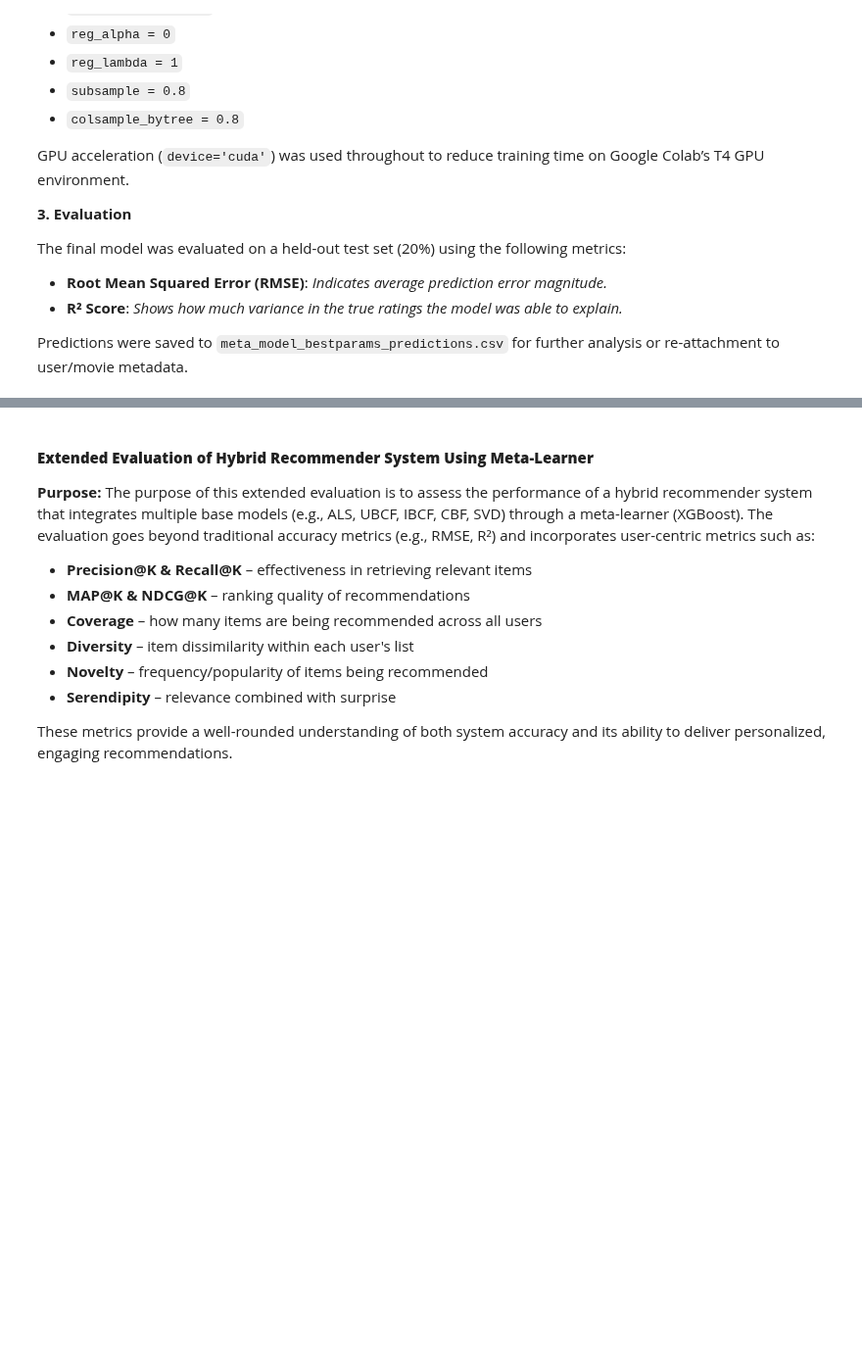
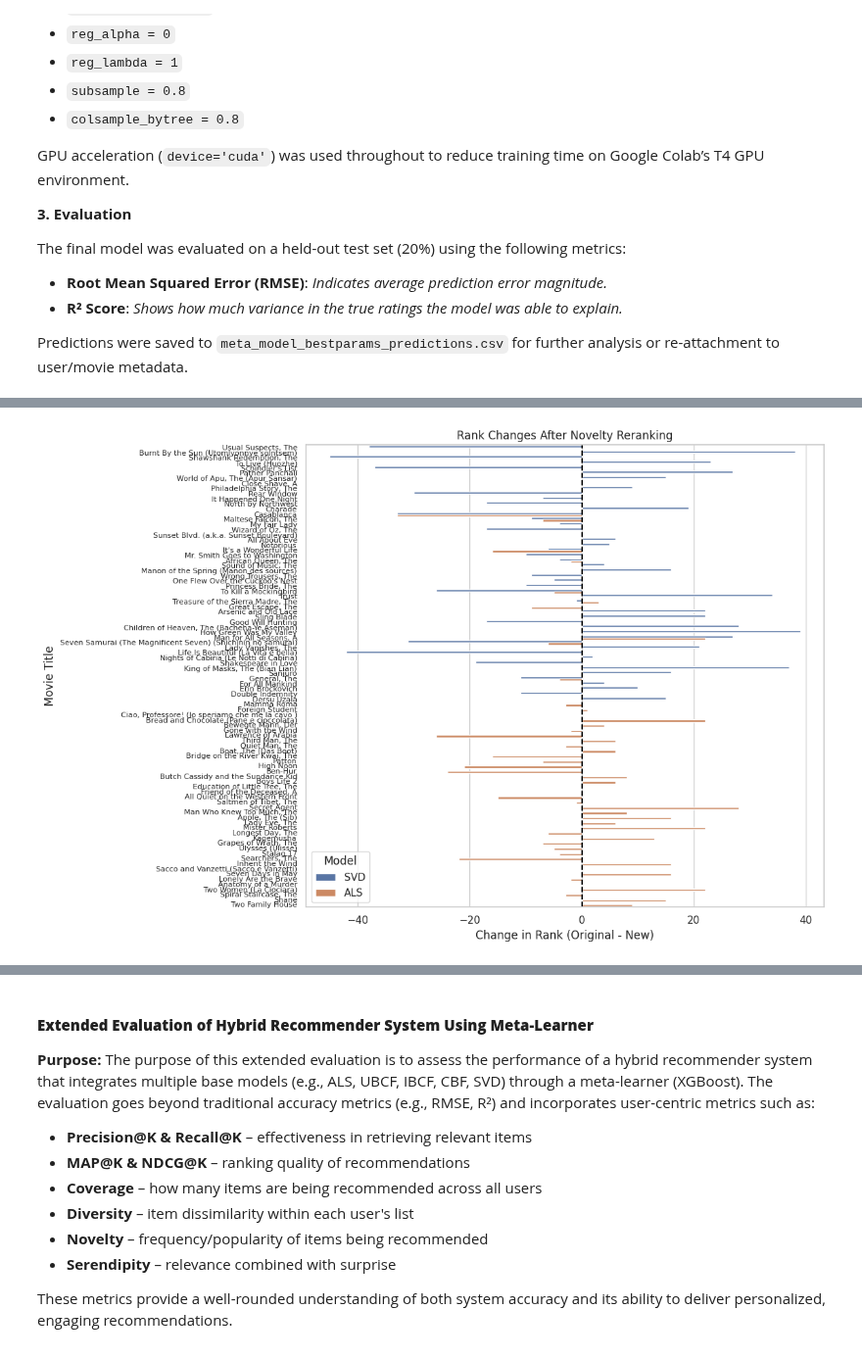
Before and after one commit to hawa1983/DATA-612, a Jupyter notebook: Final_Project.ipynb, the cells around one changed output, grey strips where cells are left out. Shown at 98% size. Drawn from its saved outputs; the diff is of its cells as text; code cells hidden in the pictures; blank space fills up the shorter version.

```diff
--- a/Final_Project.ipynb
+++ b/Final_Project.ipynb
@@ -1436,0 +2566,81 @@ R²: 0.3577
+# %%
+import pandas as pd
+import numpy as np
+import matplotlib.pyplot as plt
+import seaborn as sns
+
+# === Load Recommendations and Metadata ===
+top50_als = pd.read_csv("top50_als_user_5549.csv")
+top50_svd = pd.read_csv("top50_svd_surprise_user_5549.csv")
+movies = pd.read_csv("movies_enriched_full.csv")
+
+# === Create Mapping from movieId to vote_count ===
+vote_count_map = movies.set_index("movieId")["vote_count"].to_dict()
+
+# === Novelty Reranking Function ===
+def rerank_novelty(top_recommendations, vote_count_map, alpha=0.5):
+    reranked = []
+    for movie_id, score in top_recommendations:
+        popularity = vote_count_map.get(movie_id, 0)
+        penalty = alpha * np.log1p(popularity)  # Log to reduce scale
+        adjusted_score = score - penalty
+        reranked.append((movie_id, adjusted_score))
+    return sorted(reranked, key=lambda x: x[1], reverse=True)
+
+# === Rank Change Tracking Function ===
+def rank_change_diversity(original_df, reranked_list, model_name):
+    original_df = original_df.copy()
+    original_df["OriginalRank"] = range(1, len(original_df) + 1)
+
+    reranked_df = pd.DataFrame(reranked_list[:50], columns=["movieId", "AdjustedScore"])
+    reranked_df["NewRank"] = range(1, len(reranked_df) + 1)
+
+    merged = original_df.merge(reranked_df, on="movieId", how="outer")
+    merged["RankChange"] = merged["OriginalRank"] - merged["NewRank"]
+    merged["RankType"] = model_name
+
+    return merged[["movieId", "title", "OriginalRank", "NewRank", "RankChange", "RankType"]]
+
+# === Apply Novelty Reranking ===
+novelty_results = []
+
+# SVD
+reranked_svd = rerank_novelty(
+    top50_svd[["movieId", "pred_rating"]].values.tolist(),
+    vote_count_map,
+    alpha=0.5
+)
+change_svd = rank_change_diversity(top50_svd, reranked_svd, "SVD")
+novelty_results.append(change_svd)
+
+# ALS
+reranked_als = rerank_novelty(
+    top50_als[["movieId", "pred_rating"]].values.tolist(),
+    vote_count_map,
+    alpha=0.5
+)
+change_als = rank_change_diversity(top50_als, reranked_als, "ALS")
+novelty_results.append(change_als)
+
+# === Combine and Plot ===
+novelty_df = pd.concat(novelty_results, ignore_index=True)
+novelty_df["title"] = novelty_df["title"].str.replace(r"\s*\(\d{4}\)$", "", regex=True)
+
+plt.figure(figsize=(12, 8))
+sns.barplot(
+    data=novelty_df,
+    x="RankChange",
+    y="title",
+    hue="RankType",
+    dodge=True
+)
+plt.axvline(0, color='black', linestyle='--')
+plt.title("Rank Changes After Novelty Reranking")
+plt.xlabel("Change in Rank (Original - New)")
+plt.ylabel("Movie Title")
+plt.yticks(fontsize=8)
+plt.legend(title="Model")
+plt.tight_layout()
+plt.show()
+# %% [output]
+[figure, added]
```
Also changed, not shown: parts of 69 cells of this notebook.
